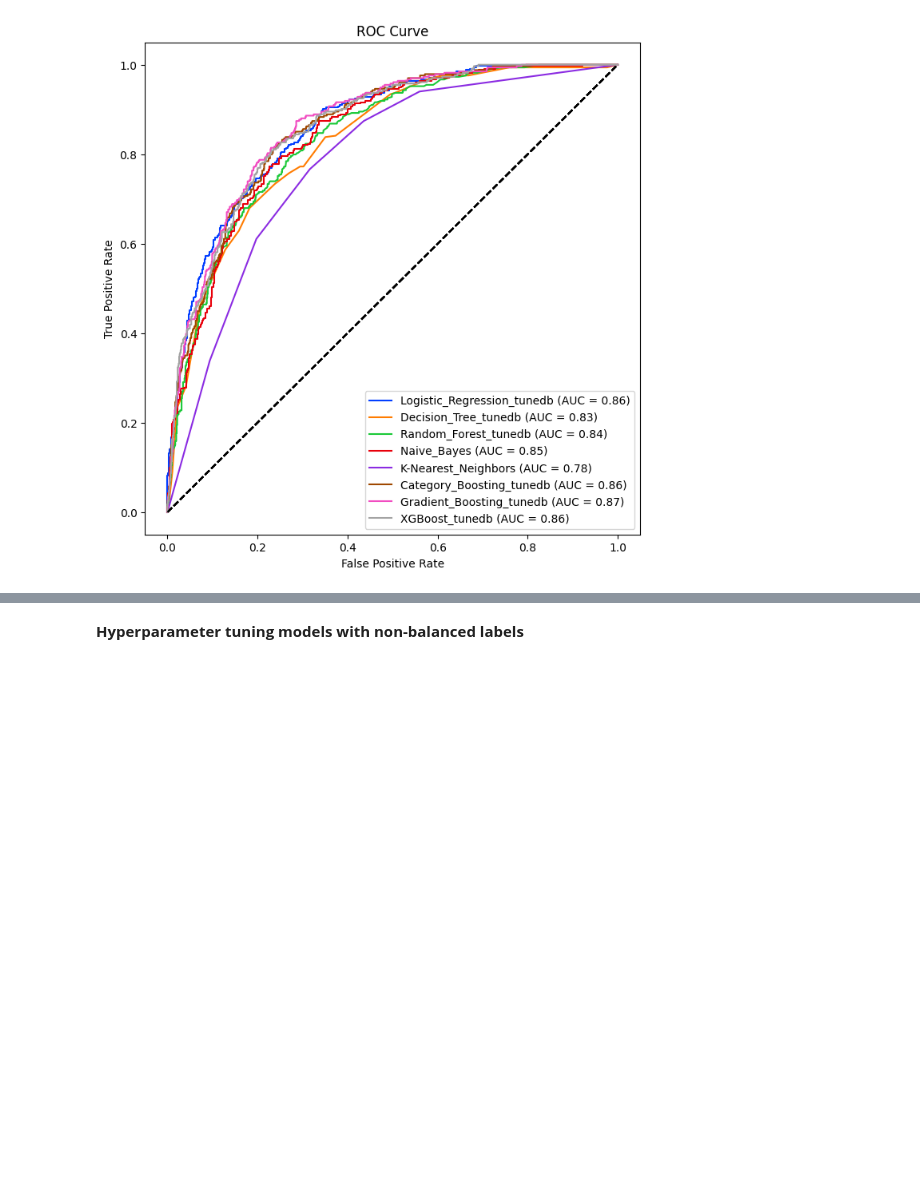
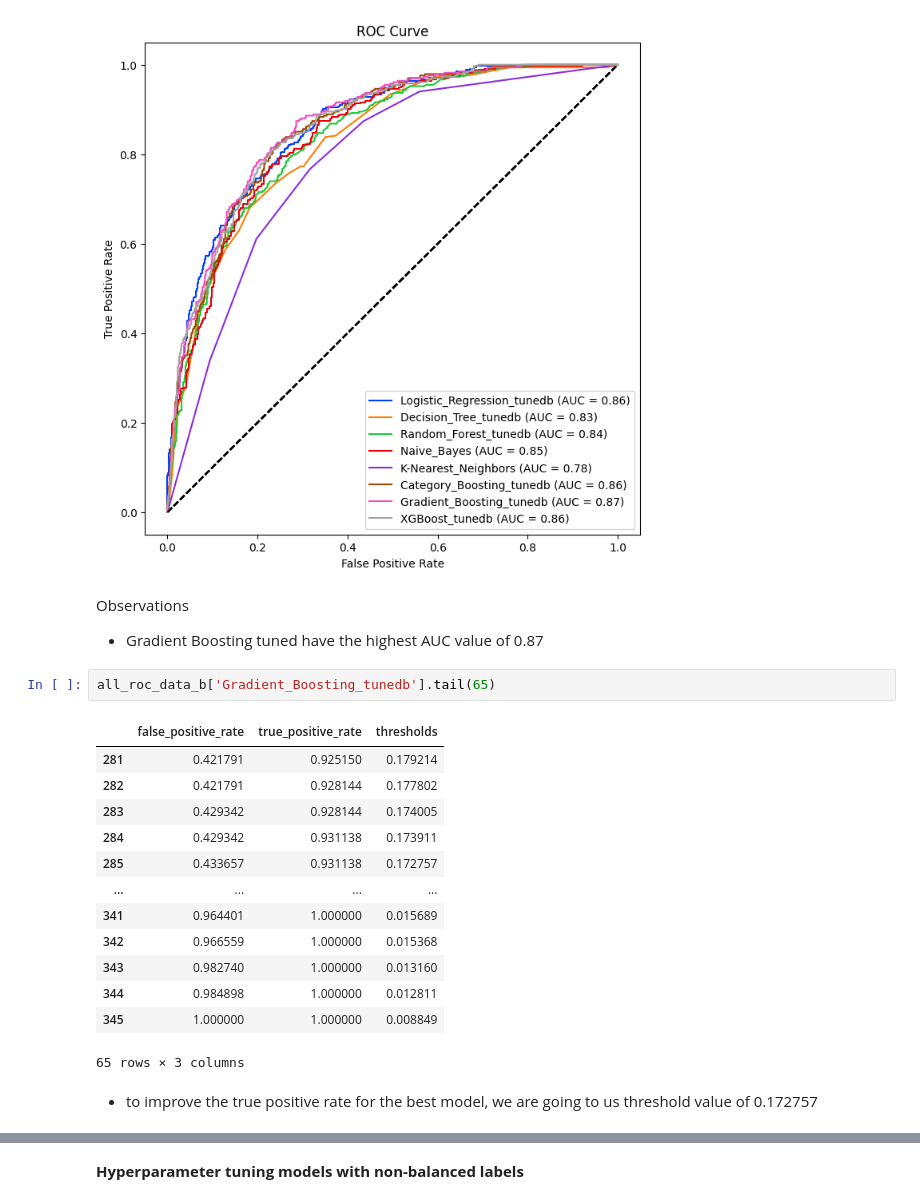
Before and after one commit to damzking/telco_churn-, a Jupyter notebook: LP2_telco_churn.ipynb, the cells around one changed output, grey strips where cells are left out. Cells and saved outputs as stored; diff of their text form; blank space fills up the shorter version.

```diff
--- a/LP2_telco_churn.ipynb
+++ b/LP2_telco_churn.ipynb
@@ -1763,3 +1761,25 @@ for model_name, pipeline in all_pipelines_b.items():
 plt.show()
 # %% [output]
 [figure]
+# %% [markdown]
+Observations
+
+- Gradient Boosting tuned have the highest AUC value of 0.87
+# %%
+all_roc_data_b['Gradient_Boosting_tunedb'].tail(65)
+# %% [output]
+|  | false_positive_rate | true_positive_rate | thresholds |
+| 281 | 0.421791 | 0.925150 | 0.179214 |
+| 282 | 0.421791 | 0.928144 | 0.177802 |
+| 283 | 0.429342 | 0.928144 | 0.174005 |
+| 284 | 0.429342 | 0.931138 | 0.173911 |
+| 285 | 0.433657 | 0.931138 | 0.172757 |
+| ... | ... | ... | ... |
+| 341 | 0.964401 | 1.000000 | 0.015689 |
+| 342 | 0.966559 | 1.000000 | 0.015368 |
+| 343 | 0.982740 | 1.000000 | 0.013160 |
+| 344 | 0.984898 | 1.000000 | 0.012811 |
+| 345 | 1.000000 | 1.000000 | 0.008849 |
+65 rows × 3 columns
+# %% [markdown]
+- to improve the true positive rate for the best model, we are going to us threshold value of 0.172757
```
Also changed, not shown: parts of 21 cells of this notebook, 1 other file.
